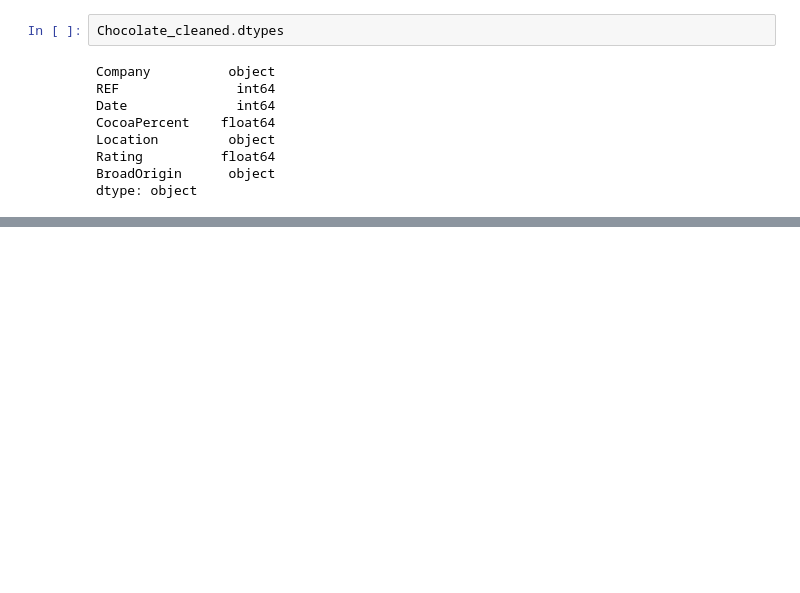
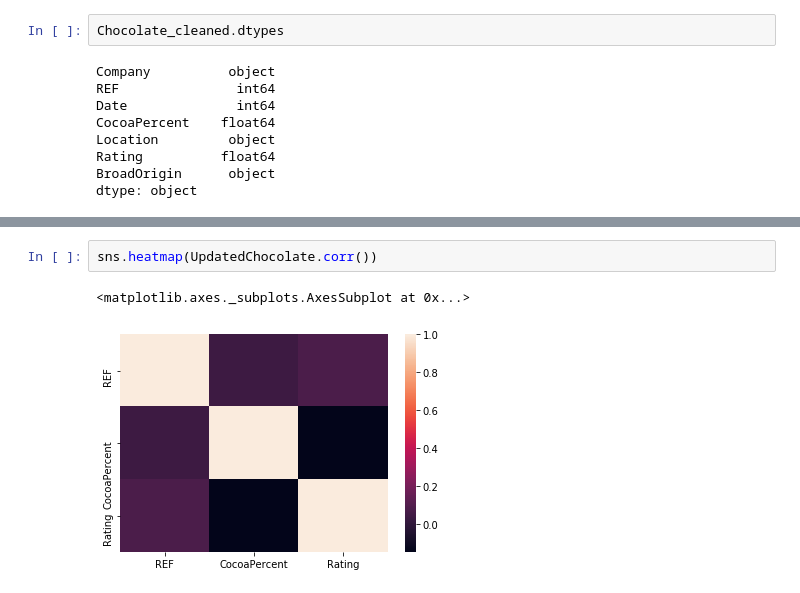
Before and after one commit to greeeneg/final-project, a Jupyter notebook: Cleaned Final Project .ipynb, the cells around one changed output, grey strips where cells are left out. Cells and saved outputs as stored; diff of their text form; blank space fills up the shorter version.

```diff
--- a/Cleaned Final Project .ipynb
+++ b/Cleaned Final Project .ipynb
@@ -407,0 +442,5 @@ dtype: object
+# %%
+sns.heatmap(UpdatedChocolate.corr())
+# %% [output]
+<matplotlib.axes._subplots.AxesSubplot at 0x...>
+[figure, added]
```
Also changed, not shown: parts of 40 cells of this notebook, 1 other file.
